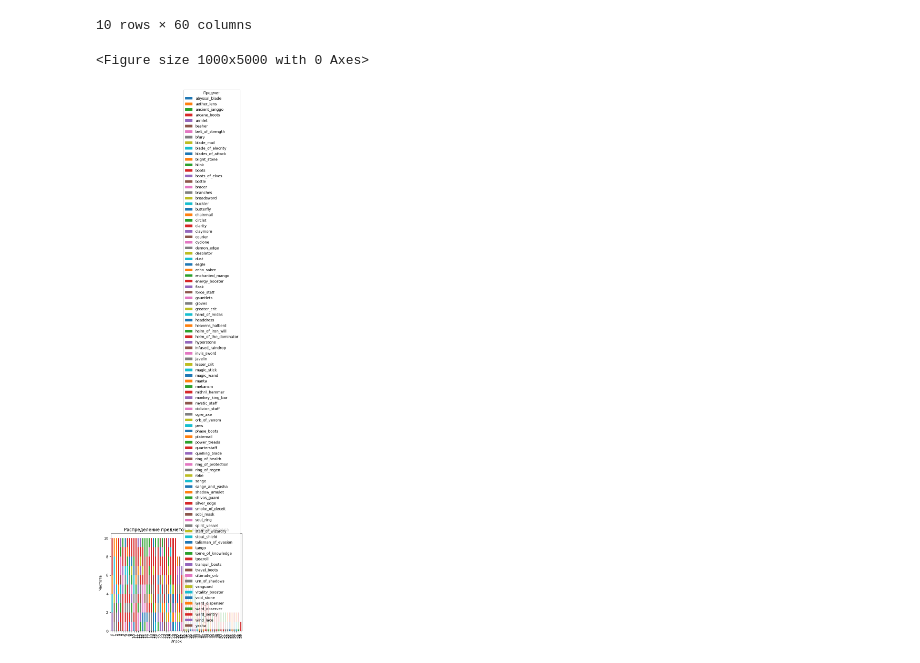
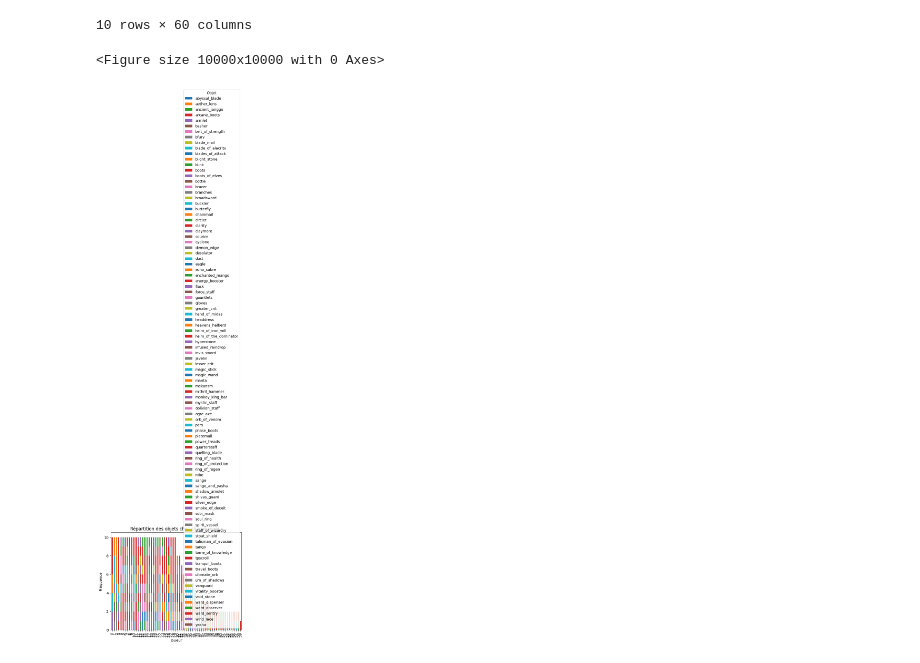
Before and after one commit to CodeMasterRU/DotaStreamlit, a Jupyter notebook: win_predict.ipynb, the cells around one changed output. Saved outputs shown, nothing was run; the diff lists cells and outputs as text; code cells hidden in the pictures.

```diff
--- a/win_predict.ipynb
+++ b/win_predict.ipynb
@@ -231,13 +231,13 @@ df_items
 | 9 | stout_shield | quelling_blade | tango | tpscroll | gloves | boots | belt_of_strength | power_treads | tpscroll | orb_of_venom | ... | ... |
 10 rows × 60 columns
 # %%
-plt.figure(figsize=(10, 50))
+plt.figure(figsize=(100, 100))
 df_items.apply(lambda x: x.value_counts()).T.plot(kind='bar', stacked=True)
-plt.title('Распределение предметов у каждого игрока')
-plt.xlabel('Игрок')
-plt.ylabel('Частота')
-plt.legend(title='Предмет')
+plt.title('Répartition des objets chez chaque joueur')
+plt.xlabel('Joueur')
+plt.ylabel('Fréquence')
+plt.legend(title='Objet')
 plt.show()
 # %% [output]
-<Figure size 1000x5000 with 0 Axes>
+<Figure size 10000x10000 with 0 Axes>
-[figure, old version]
+[figure, new version]
```
Also changed, not shown: parts of 9 cells of this notebook, 8 other files.
